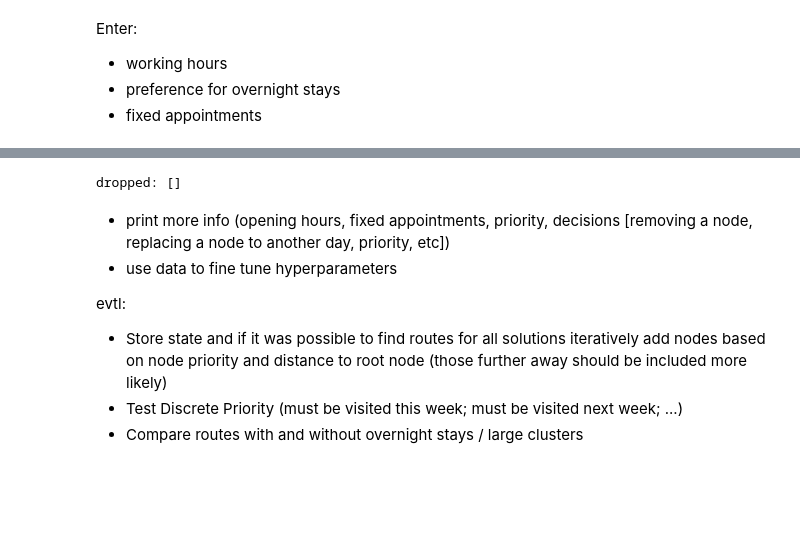
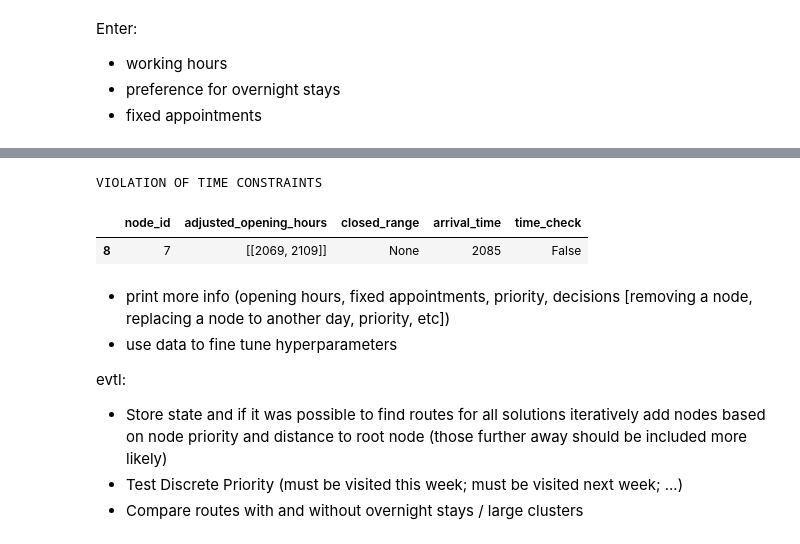
Before and after one commit to florianblaser/routing, a Jupyter notebook: playground.ipynb, the cells around one changed output, grey strips where cells are left out. Cells and saved outputs as stored; diff of their text form; code cells hidden in the pictures; blank space fills up the shorter version.

```diff
--- a/playground.ipynb
+++ b/playground.ipynb
@@ -4,15 +4,16 @@ Enter:
 - preference for overnight stays
 - fixed appointments
 # %%
-from src.routing import create_nodes_dataframe, custom_clustering, plot_refined_clusters, assign_weekdays_to_clusters, plot_ind_route, plot_all_cluster_routes, create_data_model
+from src.routing import create_nodes_dataframe, custom_clustering, plot_refined_clusters, assign_weekdays_to_clusters, plot_ind_route, plot_all_cluster_routes, create_data_model, plot_all_nodes_with_angles
 import pandas as pd
-
+import numpy as np
 from collections import Counter
+import concurrent.futures
 
 from ortools.constraint_solver import routing_enums_pb2
 from ortools.constraint_solver import pywrapcp
 
 num_large_clusters = 1
-num_small_clusters = 3
+num_small_clusters = 0
 # %%
-nodes_df, time_matrix = create_nodes_dataframe(num_nodes=100, min_work_days=5, home_node_id=0, visiting_interval_min=10, visiting_interval_max=30, max_last_visit=20, frac_fixed_app=.2)
+nodes_df, time_matrix = create_nodes_dataframe(num_nodes=15, min_work_days=5, home_node_id=0, visiting_interval_min=10, visiting_interval_max=30, max_last_visit=20, frac_fixed_app=.05)
@@ -19,5 +24,5 @@ nodes_df, time_matrix = create_nodes_dataframe(num_nodes=100, min_work_days=5, h
 # %%
-clusters = custom_clustering(time_matrix.values, nodes_df, num_small_clusters=num_small_clusters, num_large_clusters=num_large_clusters, overnight_factor=1.3, precision=30)
+clusters = custom_clustering(time_matrix.values, nodes_df, num_small_clusters=num_small_clusters, num_large_clusters=num_large_clusters, overnight_factor=1.3, precision=30, verbose=False)
 # %%
 node_to_cluster = {node: cluster for cluster, nodes in clusters.items() for node in nodes}
 nodes_df['cluster'] = nodes_df['node_id'].map(node_to_cluster)
@@ -250,13 +277,23 @@ route_lists[list(route_lists.keys())[1]]
-# %%
-dropped = []
-for node in range(routing.Size()):
-  if routing.IsStart(node) or routing.IsEnd(node):
-    continue
-  if solution.Value(routing.NextVar(node)) == node:
-    dropped.append(manager.IndexToNode(node))
-print(f"dropped: {dropped}")
-# %% [output]
-dropped: []
+# %%
+import sys
+route_and_times = route_lists[list(route_lists.keys())[0]]
+route_df = pd.DataFrame(route_and_times, columns=['node_id', 'arrival_time'])
+merged_df = pd.merge(nodes_df, route_df, on='node_id', how='left')[['adjusted_opening_hours', 'arrival_time', 'node_id']]
+merged_df = merged_df[merged_df['node_id'] != 0]
+merged_df['closed_range'] = merged_df['adjusted_opening_hours'].apply(
+    lambda tw: [tw[0][1], tw[1][0]] if len(tw) > 1 else None
+)
+merged_df['time_check'] = merged_df.apply(
+    lambda row: row['arrival_time'] >= row['closed_range'][0] and row['arrival_time'] <= row['closed_range'][1]
+                if row['closed_range'] is not None else False, axis=1
+)
+if not merged_df['time_check'].any():
+    print('VIOLATION OF TIME CONSTRAINTS')
+merged_df[merged_df['closed_range'].isna()][['node_id', 'adjusted_opening_hours', 'closed_range', 'arrival_time', 'time_check']]
+# %% [output]
+VIOLATION OF TIME CONSTRAINTS
+|  | node_id | adjusted_opening_hours | closed_range | arrival_time | time_check |
+| 8 | 7 | [[2069, 2109]] | None | 2085 | False |
 # %% [markdown]
 - print more info (opening hours, fixed appointments, priority, decisions [removing a node, replacing a node to another day, priority, etc])
 - use data to fine tune hyperparameters
```
Also changed, not shown: parts of 7 cells of this notebook, 1 other file.
